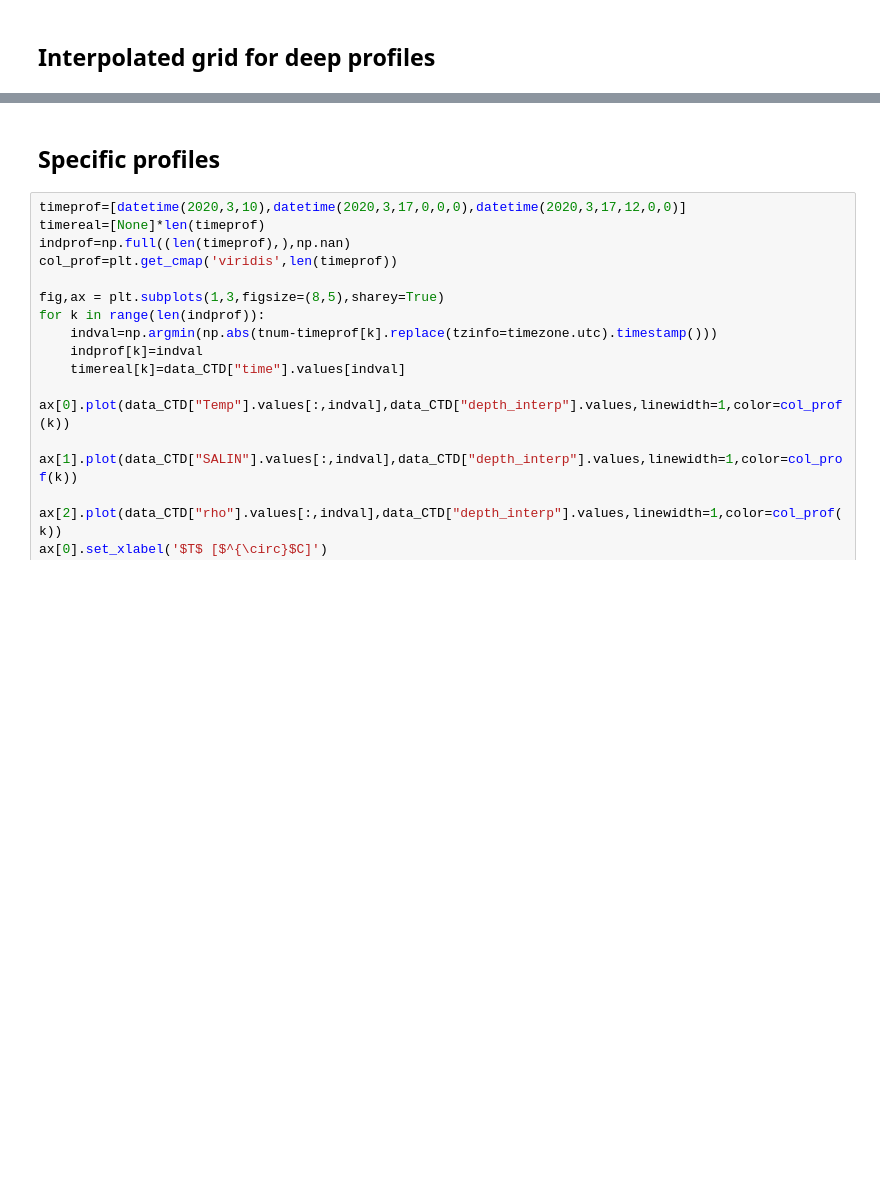
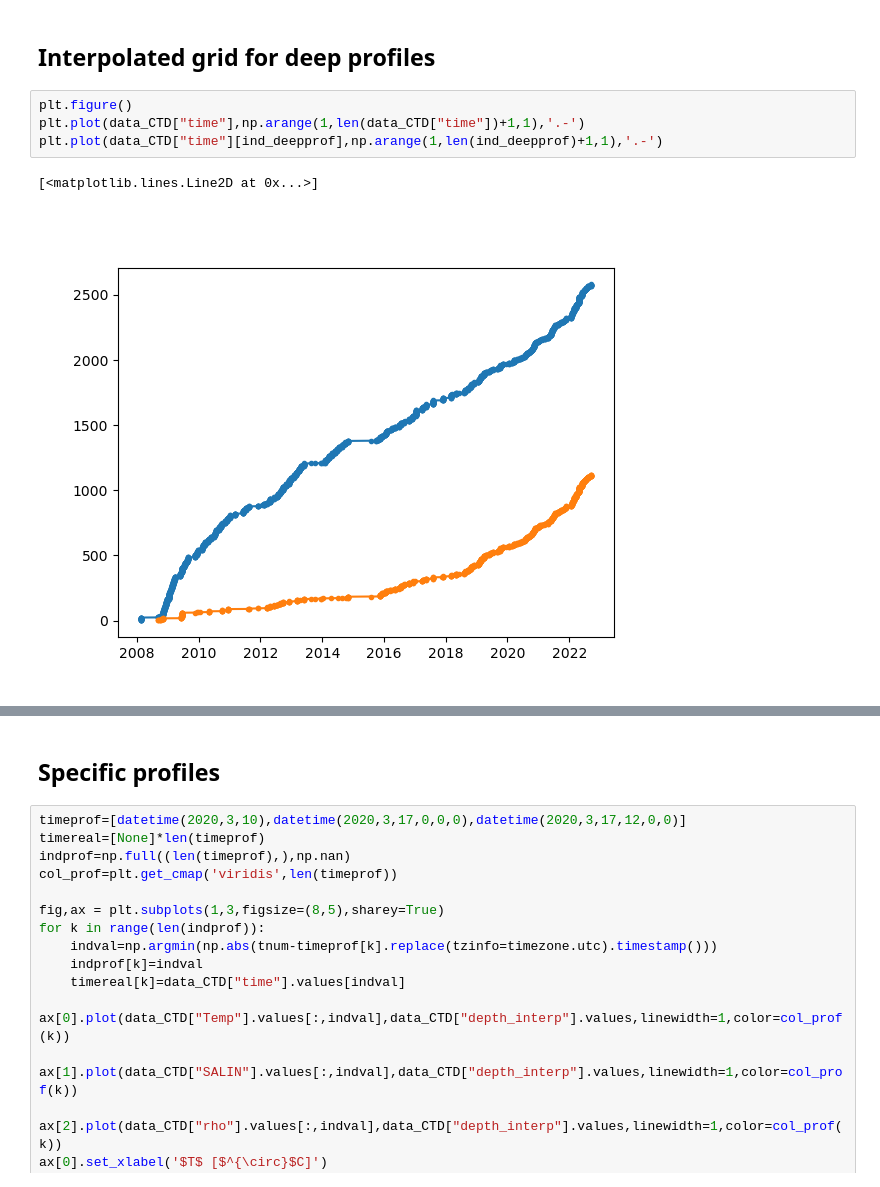
Before and after one commit to tdoda/lake-kivu-ctd-database, a Jupyter notebook: notebooks/plot_database.ipynb, the cells around one changed output, grey strips where cells are left out. Saved outputs shown, nothing was run; the diff lists cells and outputs as text; blank space fills up the shorter version.

```diff
--- a/notebooks/plot_database.ipynb
+++ b/notebooks/plot_database.ipynb
@@ -51,5 +51,12 @@ Data variables: (12/20)
 # %% [markdown]
 ## Interpolated grid for deep profiles
+# %%
+plt.figure()
+plt.plot(data_CTD["time"],np.arange(1,len(data_CTD["time"])+1,1),'.-')
+plt.plot(data_CTD["time"][ind_deepprof],np.arange(1,len(ind_deepprof)+1,1),'.-')
+# %% [output]
+[<matplotlib.lines.Line2D at 0x...>]
+[figure, added]
 # %%
 fig,ax = plt.subplots(3,1,figsize=(8,6),sharey=True,sharex=True)
 x,y = np.meshgrid(data_CTD["time"][ind_deepprof],data_CTD["depth_interp"])
```
Also changed, not shown: parts of 3 cells of this notebook, 3 other files.
